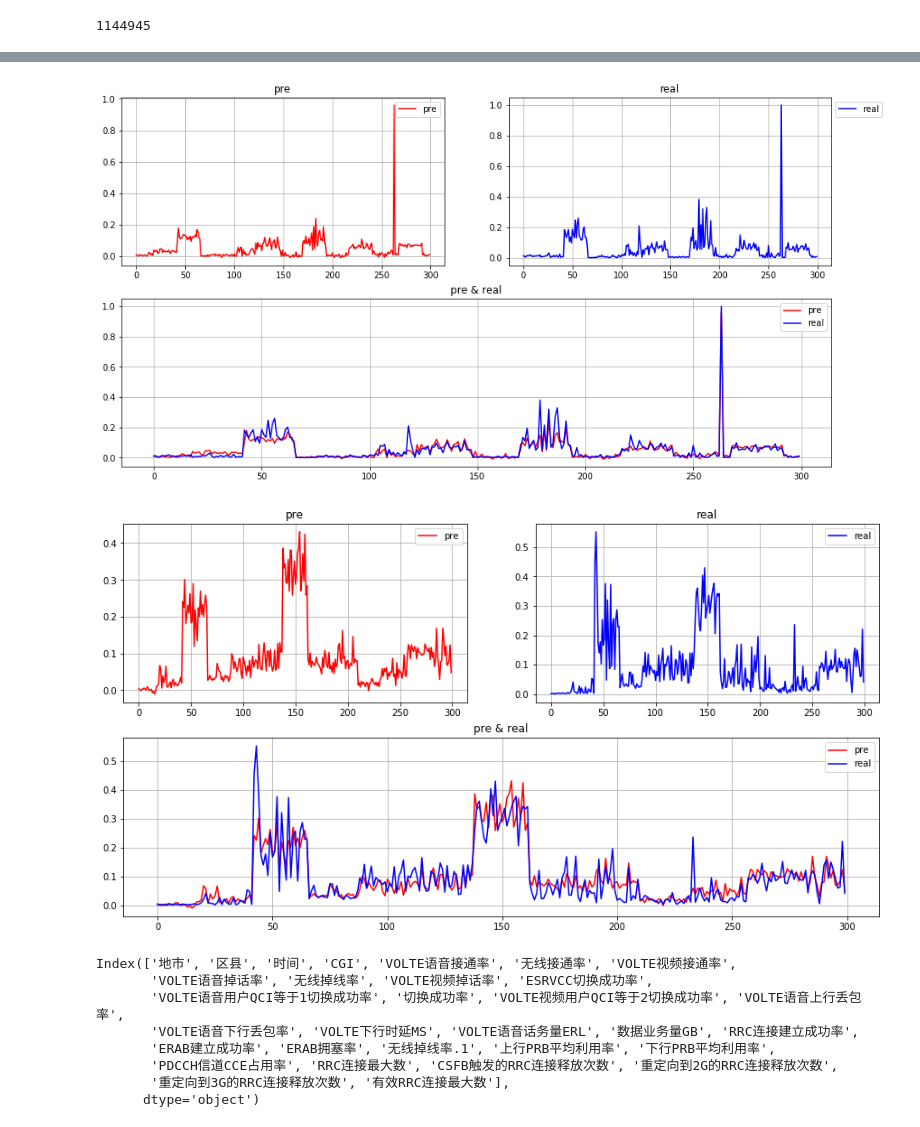
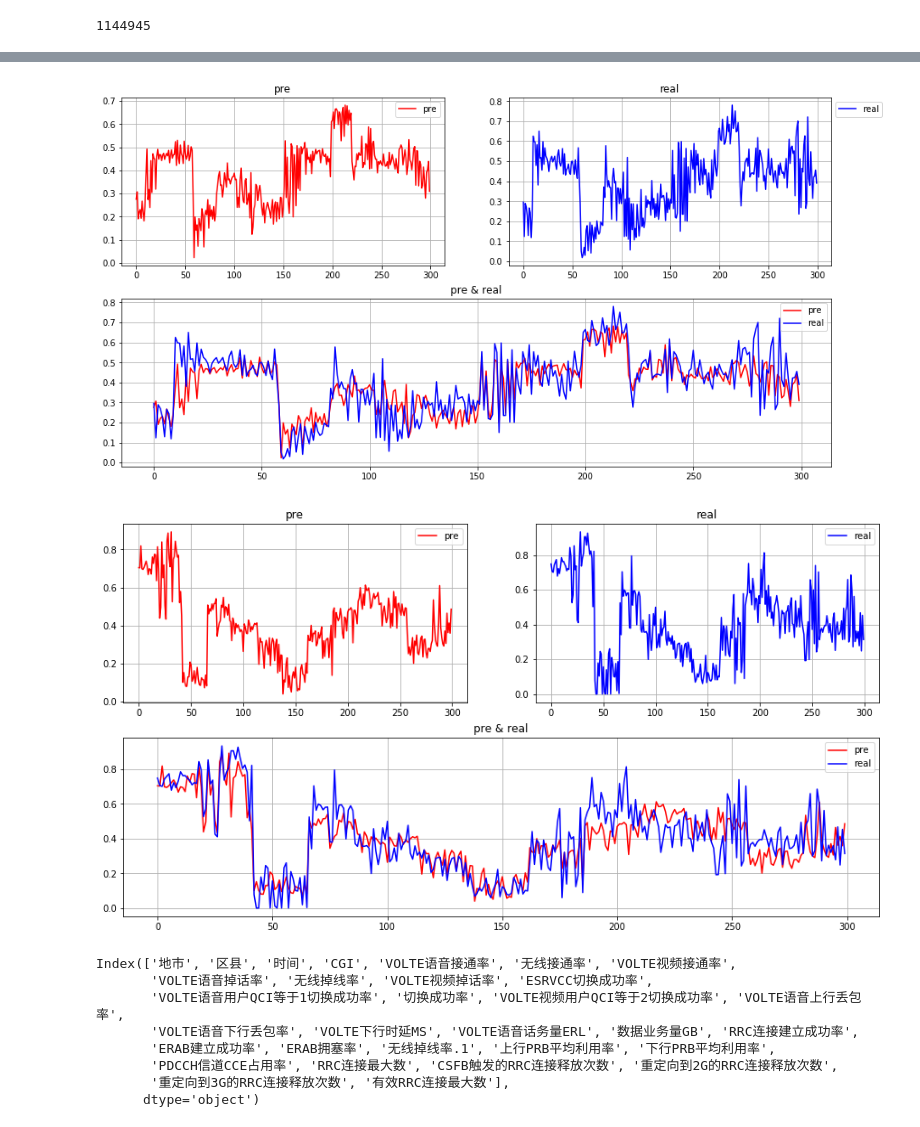
Before and after one commit to MashirosBaumkuchen/mr, a Jupyter notebook: src/processing.ipynb, the cells around one changed output, grey strips where cells are left out. Cells and saved outputs as stored; diff of their text form; code cells hidden in the pictures.

```diff
--- a/src/processing.ipynb
+++ b/src/processing.ipynb
@@ -365,7 +420,7 @@ train_x = train_set.drop(['mr_low', 'mr_high'], axis=1)
 # %%
 trainx, validx, trainy, validy = train_test_split(
     train_x,
-    train_y_low,
+    train_y_high,
     test_size=0.1,
     random_state=432423
 )
@@ -457,7 +512,7 @@ params = {
 }
 
 model = lgb.train(
-    params, train_data, 10000,
+    params, train_data, 2000,
     valid_sets=[train_data, valid_data],
     valid_names=['train', 'valid'],
     verbose_eval=50,
@@ -545,11 +600,11 @@ draw(test_y_low, pre, skip=226, n=300)
 # %%
-draw(test_y_low, pre, skip=40000, n=300)
+draw(test_y_high, pre, skip=10000, n=300)
 # %% [output]
-[figure, old version]
+[figure, new version]
 # %%
-draw(test_y_low, pre, skip=400, n=300)
+draw(test_y_high, pre, skip=400, n=300)
 # %% [output]
-[figure, old version]
+[figure, new version]
 # %%
 pm = pd.read_csv('../input/knowyou_pm_20180501.csv', encoding='gbk')
 # %%
```
Also changed, not shown: parts of 15 cells of this notebook, 1 other file.
